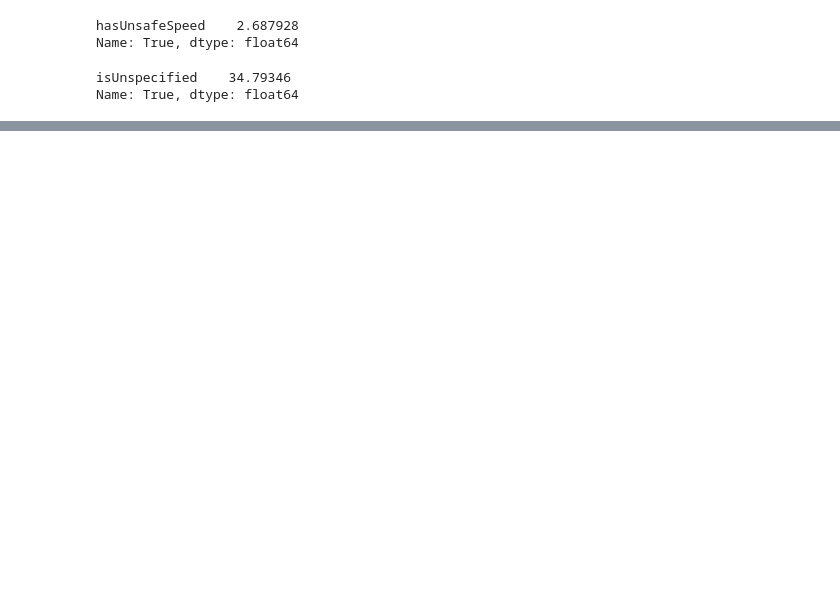
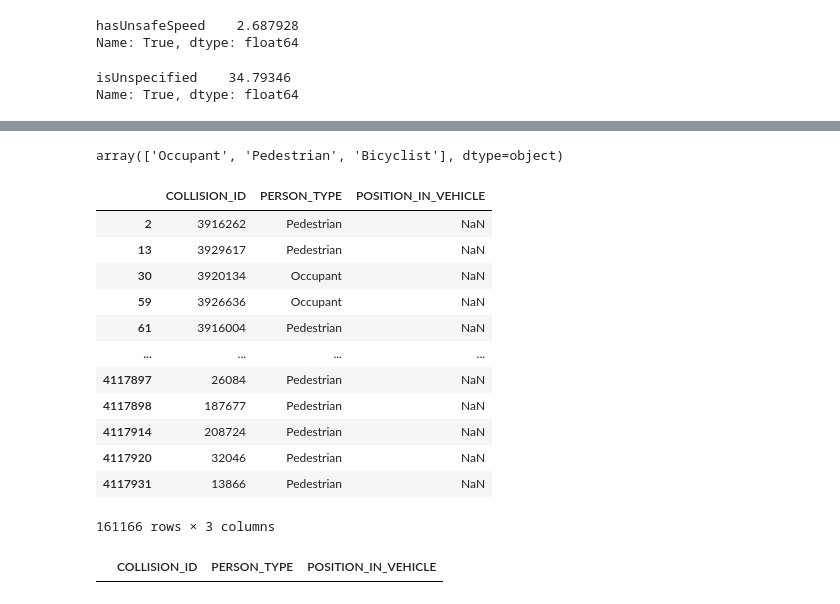
Before and after one commit to SanhitaD207/2020Fall_projects, a Jupyter notebook: NYCMotorVehicleCollisions.ipynb, the cells around one changed output, grey strips where cells are left out. Cells and saved outputs as stored; diff of their text form; code cells hidden in the pictures; blank space fills up the shorter version.

```diff
--- a/NYCMotorVehicleCollisions.ipynb
+++ b/NYCMotorVehicleCollisions.ipynb
@@ -229,0 +185,25 @@ Name: True, dtype: float64
+# %%
+crashes_persons['PERSON_TYPE'].unique()
+# %% [output]
+array(['Occupant', 'Pedestrian', 'Bicyclist'], dtype=object)
+# %%
+crashes_persons[(crashes_persons['VEHICLE_ID'].isna())][['COLLISION_ID', 'PERSON_TYPE', 'POSITION_IN_VEHICLE']]
+# %% [output]
+|  | COLLISION_ID | PERSON_TYPE | POSITION_IN_VEHICLE |
+| 2 | 3916262 | Pedestrian | NaN |
+| 13 | 3929617 | Pedestrian | NaN |
+| 30 | 3920134 | Occupant | NaN |
+| 59 | 3926636 | Occupant | NaN |
+| 61 | 3916004 | Pedestrian | NaN |
+| ... | ... | ... | ... |
+| 4117897 | 26084 | Pedestrian | NaN |
+| 4117898 | 187677 | Pedestrian | NaN |
+| 4117914 | 208724 | Pedestrian | NaN |
+| 4117920 | 32046 | Pedestrian | NaN |
+| 4117931 | 13866 | Pedestrian | NaN |
+161166 rows × 3 columns
+# %%
+crashes_persons[(crashes_persons['VEHICLE_ID'].isna()) &
+                (crashes_persons['PERSON_TYPE'] == 'Bicyclist')][['COLLISION_ID', 'PERSON_TYPE', 'POSITION_IN_VEHICLE']]
+# %% [output]
+|  | COLLISION_ID | PERSON_TYPE | POSITION_IN_VEHICLE |
```
Also changed, not shown: parts of 27 cells of this notebook.
